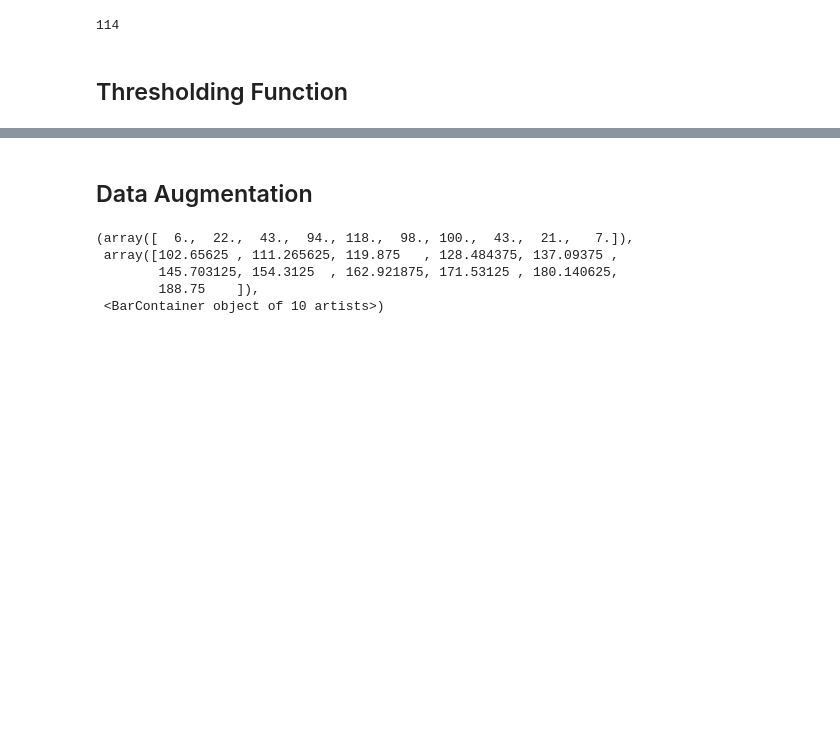
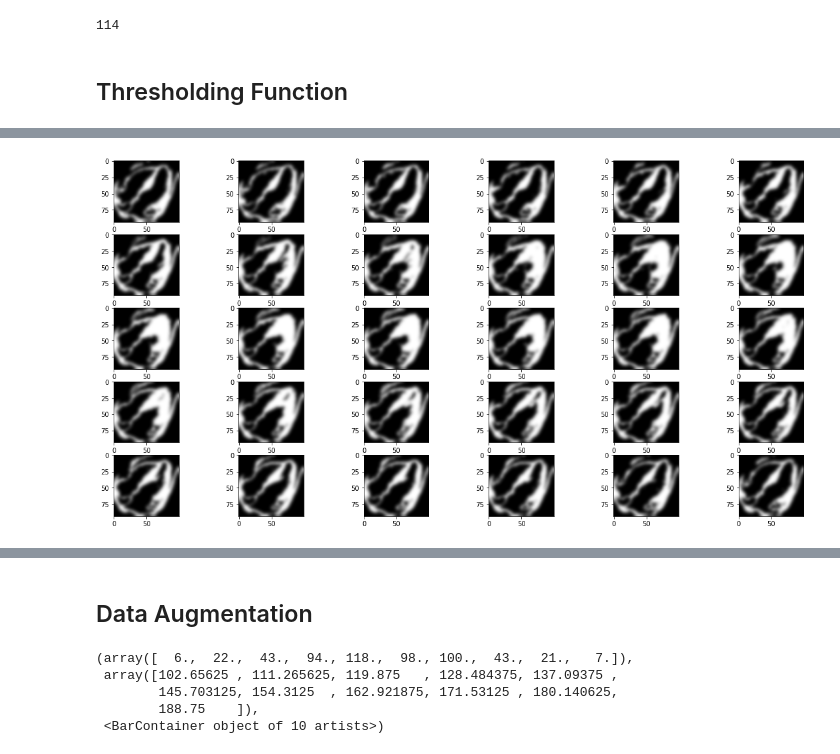
Before and after one commit to Beepul-Bharti/HCM_Project, a Jupyter notebook: 4ChamberCine_HCM_CNN.ipynb, the cells around one changed output, grey strips where cells are left out. Cells and saved outputs as stored; diff of their text form; code cells hidden in the pictures; blank space fills up the shorter version.

```diff
--- a/4ChamberCine_HCM_CNN.ipynb
+++ b/4ChamberCine_HCM_CNN.ipynb
@@ -199,0 +251,8 @@ def Threshold(image,mask):
+# %%
+plt.figure(figsize=(20,10))
+columns = 6
+for i in range(f_image.shape[2]):
+    plt.subplot(5, columns, i + 1)
+    plt.imshow(f_image[:,:,i], cmap = 'gray')
+# %% [output]
+[figure, added]
```
Also changed, not shown: parts of 26 cells of this notebook.
